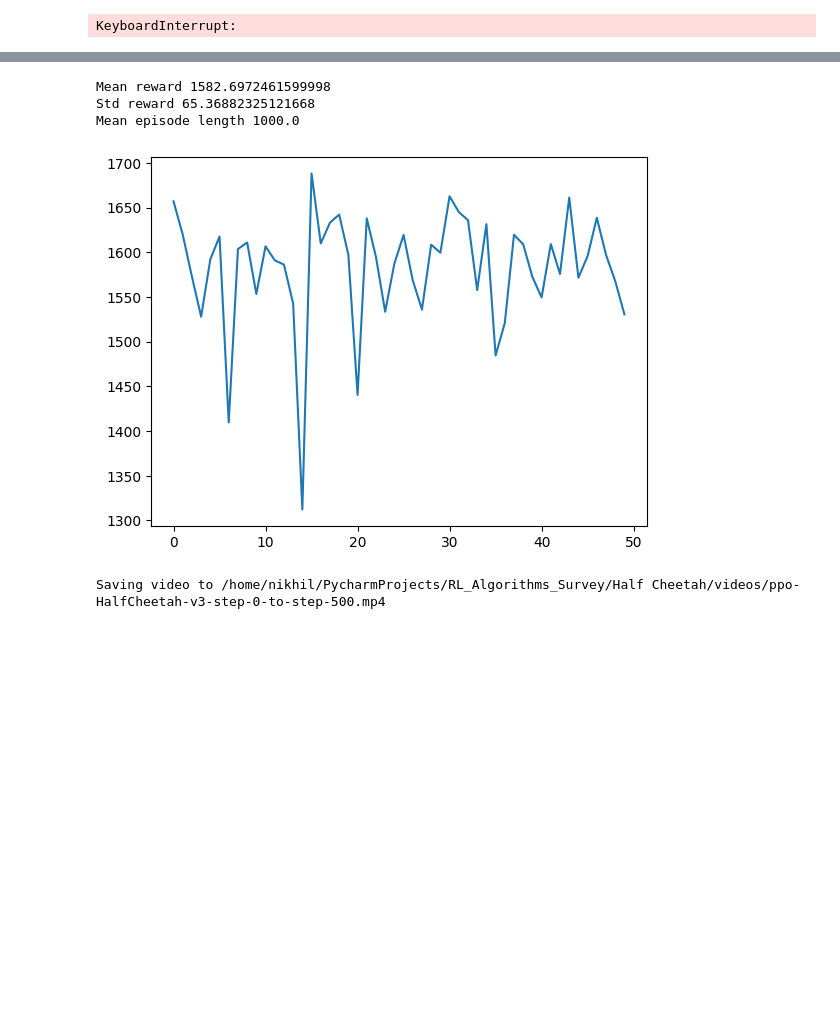
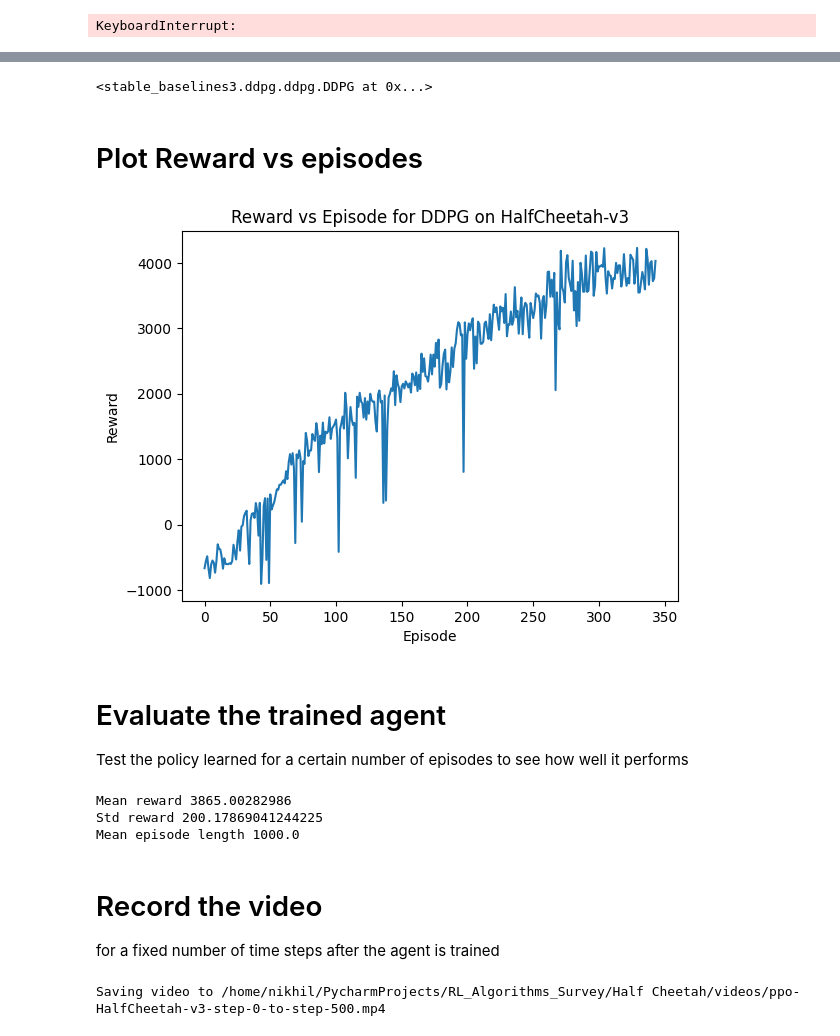
Before and after one commit to NIkhilbadveli/RL_Algorithms_Survey, a Jupyter notebook: Half Cheetah/half_cheetah.ipynb, the cells around one changed output, grey strips where cells are left out. Saved outputs shown, nothing was run; the diff lists cells and outputs as text; code cells hidden in the pictures; blank space fills up the shorter version.

Commit message:
good progress with ddpg

```diff
--- a/Half Cheetah/half_cheetah.ipynb
+++ b/Half Cheetah/half_cheetah.ipynb
@@ -18,7 +22,7 @@ env_id = 'HalfCheetah-v3'  # MuJoCo simulator is needed for this env
 env = gym.make(env_id)
 # %%
 # Wrap the env with the Monitor wrapper for proper reporting of episode lengths and rewards
-env = Monitor(env)
+env = Monitor(env, filename='logs')
 # %%
 # Let's see the reward threshold
 env.spec.reward_threshold
@@ -36,0 +51,5 @@ KeyboardInterrupt:
+# %%
+# Train the agent
+ddpg_model.learn(total_timesteps=3e5)
+# %% [output]
+<stable_baselines3.ddpg.ddpg.DDPG at 0x...>
@@ -37,3 +59,17 @@ KeyboardInterrupt:
+# %% [markdown]
+# Plot Reward vs episodes
+# %%
+eps_rew = env.get_episode_rewards()[200:]
+plt.plot(range(len(eps_rew)), eps_rew)
+plt.xlabel('Episode')
+plt.ylabel('Reward')
+plt.title('Reward vs Episode for DDPG on HalfCheetah-v3')
+plt.show()
+# %% [output]
+[figure, added]
+# %% [markdown]
+# Evaluate the trained agent
+Test the policy learned for a certain number of episodes to see how well it performs
 # %%
 def eval_model(mdl, env_in, num_eps=50):
     eps_rewards, eps_lengths = evaluate_policy(mdl, env_in, n_eval_episodes=num_eps, return_episode_rewards=True)
@@ -45,10 +79,12 @@ def eval_model(mdl, env_in, num_eps=50):
 # %%
-eval_model(model, env)
+eval_model(ddpg_model, env)
 # %% [output]
-Mean reward 1582.6972461599998
-Std reward 65.36882325121668
+Mean reward 3865.00282986
+Std reward 200.17869041244225
 Mean episode length 1000.0
-[figure, removed]
+# %% [markdown]
+# Record the video
+for a fixed number of time steps after the agent is trained
 # %%
 # Set up fake display; otherwise rendering will fail
 import os
```
Also changed, not shown: parts of 10 cells of this notebook, 9 other files.
